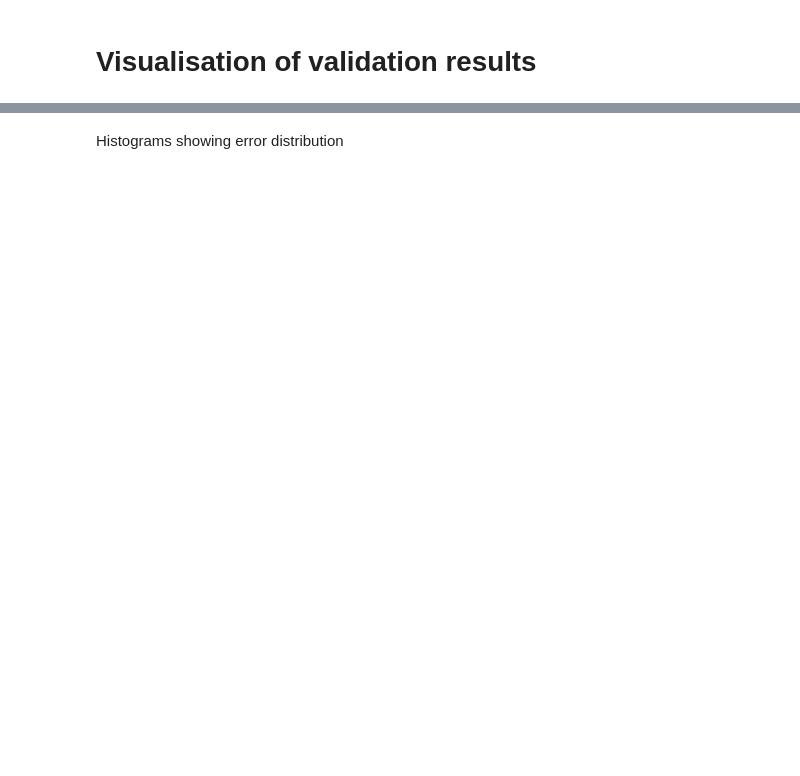
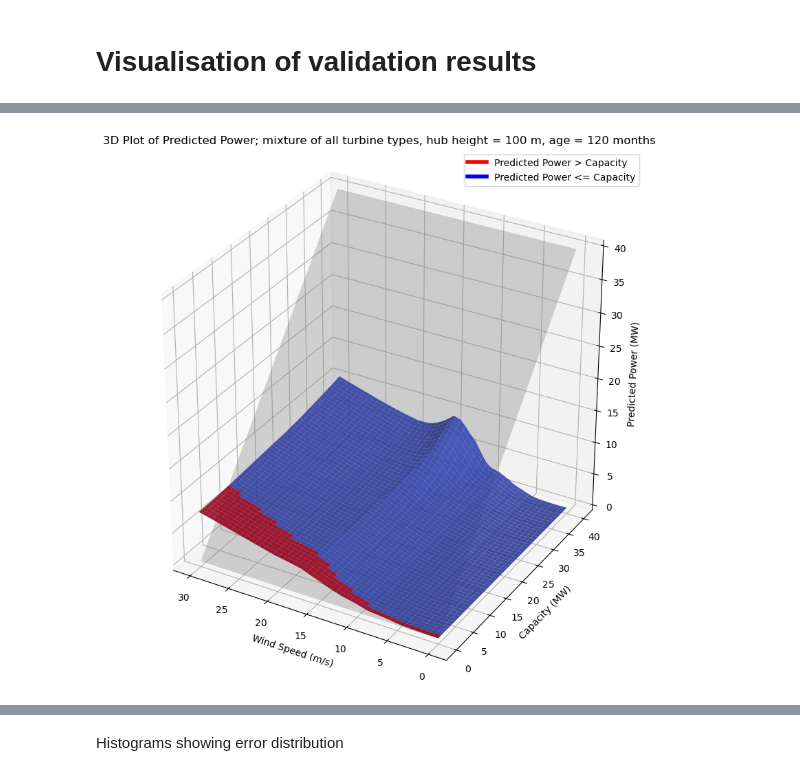
Before and after one commit to el-gif/Webapp, a Jupyter notebook: MLP_KFold.ipynb, the cells around one changed output, grey strips where cells are left out. Drawn from its saved outputs; the diff is of its cells as text; code cells hidden in the pictures; blank space fills up the shorter version.

```diff
--- a/MLP_KFold.ipynb
+++ b/MLP_KFold.ipynb
@@ -884,0 +907,92 @@ last ten validation values:
+# %%
+import numpy as np
+import matplotlib.pyplot as plt
+import torch
+import joblib
+
+# Laden von Modell und Scaler
+metadata = torch.load("model_metadata.pth", weights_only=True)
+input_size = metadata["input_size"]
+model = MLP(input_size=input_size)
+model.load_state_dict(torch.load("trained_model_weights.pth", weights_only=True))
+model.eval()
+
+scalers = joblib.load("scalers.pkl")
+
+# Erzeugen von Windgeschwindigkeiten und Kapazitätsbereichen
+wind_speeds = np.linspace(0, 30, 250)  # Windgeschwindigkeiten von 0 bis 30 m/s
+capacities = np.linspace(0, 40, 250)  # Kapazitäten von 0 bis 40 MW
+
+# Meshgrid erstellen
+wind_speeds_grid, capacities_grid = np.meshgrid(wind_speeds, capacities)
+wind_speeds_flat = wind_speeds_grid.flatten()
+capacities_flat = capacities_grid.flatten()
+
+# Features skalieren
+scaled_wind_speeds = scalers["winds"].transform(wind_speeds_flat.reshape(-1, 1)).flatten()
+scaled_capacities = scalers["capacities"].transform(capacities_flat.reshape(-1, 1)).flatten()
+
+# Feste Werte für andere Features (Beispiele)
+hub_height = 100  # Feste Nabenhöhe
+age = 120  # Feste Alter in Monaten
+avg_turbine_type = np.ones((len(scaled_wind_speeds), input_size - 4)) / (input_size - 4) # durchschnittliche Turbine: Mischung aus allen Typen
+fixed_hub_height = scalers["hub_heights"].transform(np.full((len(scaled_wind_speeds), 1), hub_height)).flatten()  # Feste Nabenhöhe
+fixed_age = scalers["ages"].transform(np.full((len(scaled_wind_speeds), 1), age)).flatten()  # Feste Alter in Monaten
+
+# Alle Features kombinieren
+all_features = np.hstack([
+    avg_turbine_type,
+    fixed_hub_height.reshape(-1, 1),
+    scaled_capacities.reshape(-1, 1),
+    fixed_age.reshape(-1, 1),
+    scaled_wind_speeds.reshape(-1, 1)
+])
+
+# Vorhersagen machen
+input_tensor = torch.tensor(all_features, dtype=torch.float32)
+with torch.no_grad():
+    predictions = model(input_tensor).numpy().flatten()
+
+# Vorhersagen an Grid anpassen
+predictions_grid = predictions.reshape(wind_speeds_grid.shape)
+
+# Flache Ebene: capacity = predicted power
+z_flat = capacities_grid  # Die Ebene wird durch capacity = predicted power dargestellt
+
+# 3D-Plot erstellen
+fig = plt.figure(figsize=(12, 10))
+ax = fig.add_subplot(111, projection='3d')
+ax.set_box_aspect([1, 1, 1])
+
+# Farben basierend auf Position relativ zur Ebene
+color_mask = np.where(predictions_grid > z_flat, 1, 0)  # 1 für oberhalb, 0 für unterhalb
+cmap = plt.get_cmap("coolwarm")
+norm = plt.Normalize(vmin=0, vmax=1)  # Normierung für die Colormap
+facecolors = cmap(norm(color_mask))
+
+# Oberfläche mit Farbmaske plotten
+surf = ax.plot_surface(wind_speeds_grid, capacities_grid, predictions_grid, facecolors=facecolors, edgecolor='none', alpha=0.9)
+
+# Flache Ebene hinzufügen
+ax.plot_surface(wind_speeds_grid, capacities_grid, z_flat, color='gray', alpha=0.3, edgecolor='none')
+
+ax.set_xlim(ax.get_xlim()[::-1])
+
+# Achsenbeschriftungen und Titel
+ax.set_xlabel("Wind Speed (m/s)")
+ax.set_ylabel("Capacity (MW)")
+ax.set_zlabel("Predicted Power (MW)")
+ax.set_title(f"3D Plot of Predicted Power; mixture of all turbine types, hub height = {hub_height} m, age = {age} months")
+
+from matplotlib.lines import Line2D
+
+legend_elements = [
+    Line2D([0], [0], color='red', lw=4, label='Predicted Power > Capacity'),
+    Line2D([0], [0], color='blue', lw=4, label='Predicted Power <= Capacity')
+]
+
+ax.legend(handles=legend_elements, loc='upper right')
+
+plt.show()
+# %% [output]
+[figure, added]
```
Also changed, not shown: parts of 13 cells of this notebook, 11 other files.
